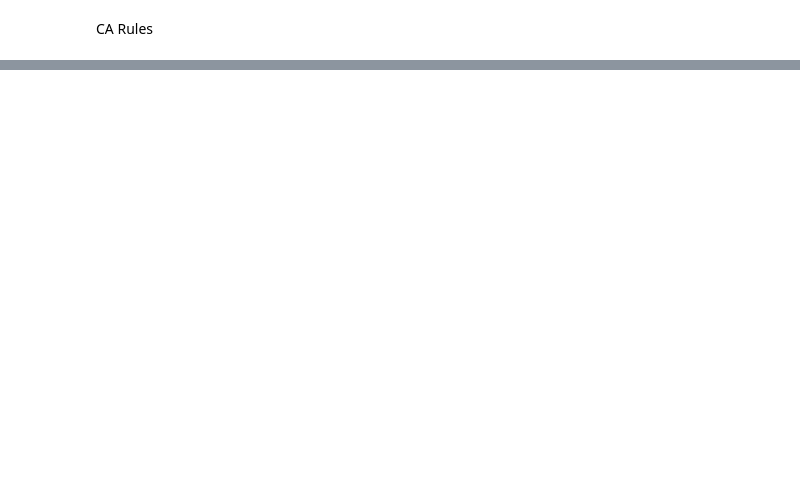
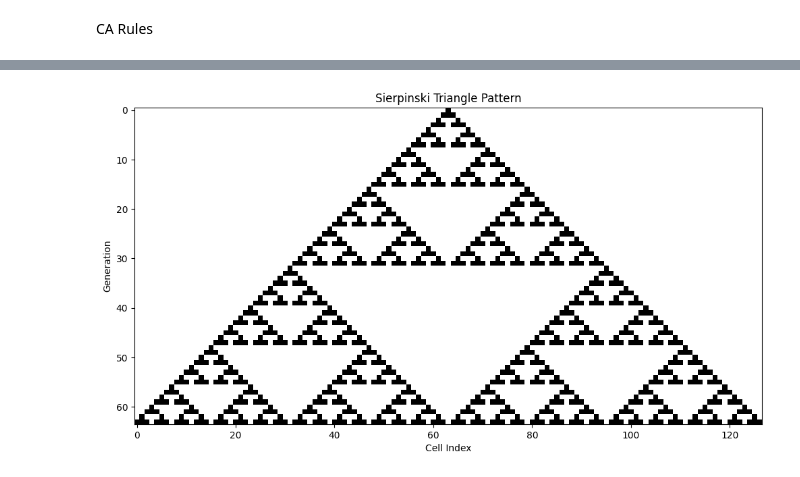
Before and after one commit to danadler-dev/MDPI-Article-Evo, a Jupyter notebook: HowInfoEvolves.ipynb, the cells around one changed output, grey strips where cells are left out. Saved outputs shown, nothing was run; the diff lists cells and outputs as text; code cells hidden in the pictures; blank space fills up the shorter version.

```diff
--- a/HowInfoEvolves.ipynb
+++ b/HowInfoEvolves.ipynb
@@ -1537,0 +304,80 @@ Initial State: ['AB', 'AC', 'AC', 'AC', 'AC', 'AC', 'AC', 'AC', 'AC', 'AC', '',
+# %%
+import numpy as np
+import matplotlib.pyplot as plt
+
+def initialize_fractal_system(size):
+    """
+    Initializes a system for generating a fractal pattern, with a single 'A' at the center.
+
+    Parameters:
+        size (int): Number of cells in the system.
+
+    Returns:
+        list: Initial state of the system.
+    """
+    state = ['B'] * size  # Start with all 'B'
+    state[size // 2] = 'A'  # Place a single 'A' in the center
+    return state
+
+def evolve_fractal_system_sierpinski(state, generations):
+    """
+    Evolves a system based on Sierpinski-like fractal rules over generations.
+
+    Parameters:
+        state (list): Initial state of the system.
+        generations (int): Number of generations to simulate.
+
+    Returns:
+        np.ndarray: Array representing the evolution of the system.
+    """
+    size = len(state)
+    evolution = []
+    evolution.append(state)
+
+    for _ in range(generations - 1):
+        new_state = []
+        for i in range(size):
+            left = state[(i - 1) % size]  # Wrap around for periodic boundaries
+            center = state[i]
+            right = state[(i + 1) % size]
+
+            # Sierpinski rule: A cell is active if exactly one of its neighbors or itself is active
+            active_count = (left == 'A') + (center == 'A') + (right == 'A')
+            if active_count == 1:
+                new_state.append('A')
+            else:
+                new_state.append('B')
+
+        evolution.append(new_state)
+        state = new_state
+
+    return np.array(evolution)
+
+def plot_fractal_system(evolution):
+    """
+    Plots the evolution of a fractal-like system.
+
+    Parameters:
+        evolution (np.ndarray): Array representing the evolution of the system.
+    """
+    # Convert 'A' and 'B' to numeric values for visualization
+    evolution_numeric = np.array([[1 if cell == 'A' else 0 for cell in row] for row in evolution])
+    plt.figure(figsize=(12, 8))
+    plt.imshow(evolution_numeric, cmap='binary', interpolation='none')
+    plt.title("Sierpinski Triangle Pattern")
+    plt.xlabel("Cell Index")
+    plt.ylabel("Generation")
+    plt.show()
+
+# Initialize the system
+size = 127  # Size must be a power of 2 minus 1 for clear Sierpinski structure
+generations = 64  # Number of generations to simulate
+initial_state = initialize_fractal_system(size)
+
+# Simulate the fractal system
+evolution = evolve_fractal_system_sierpinski(initial_state, generations)
+
+# Plot the evolution of the fractal system
+plot_fractal_system(evolution)
+# %% [output]
+[figure, added]
```
Also changed, not shown: parts of 15 cells of this notebook.
